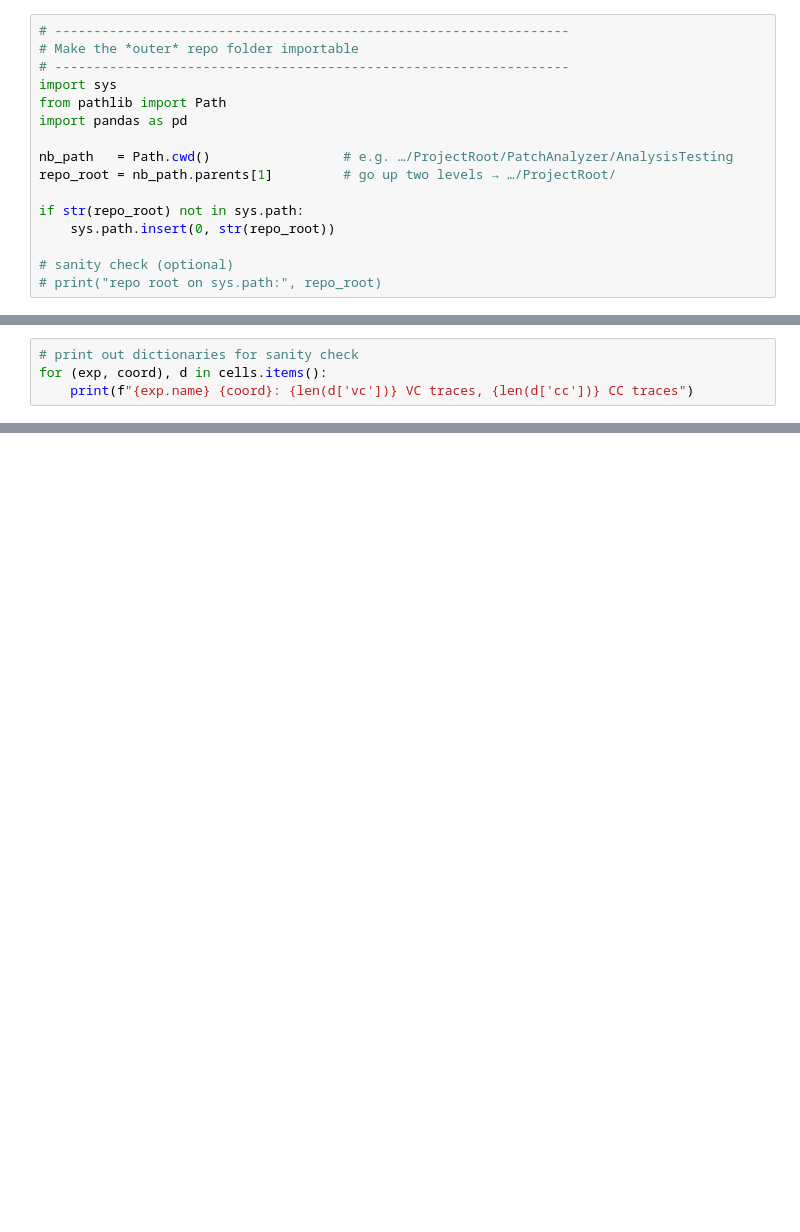
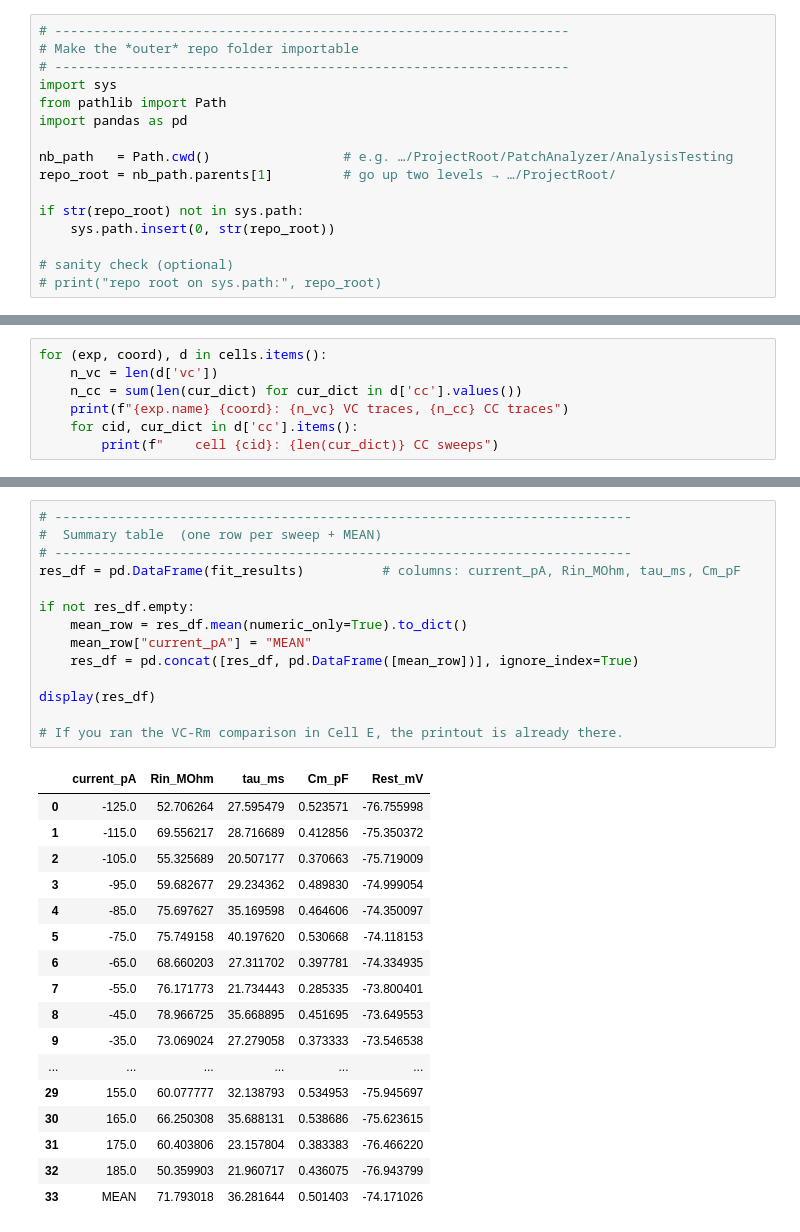
Before and after one commit to bmagondu3/PatchAnalyzer, a Jupyter notebook: PatchAnalyzer/AnalysisTesting/SanityChecker.ipynb, the cells around one changed output, grey strips where cells are left out. Saved outputs shown, nothing was run; the diff lists cells and outputs as text; blank space fills up the shorter version.

```diff
--- a/PatchAnalyzer/AnalysisTesting/SanityChecker.ipynb
+++ b/PatchAnalyzer/AnalysisTesting/SanityChecker.ipynb
@@ -104,5 +109,8 @@ Found 1 unique physical cells
 # %%
-# print out dictionaries for sanity check
 for (exp, coord), d in cells.items():
-    print(f"{exp.name} {coord}: {len(d['vc'])} VC traces, {len(d['cc'])} CC traces")
+    n_vc = len(d['vc'])
+    n_cc = sum(len(cur_dict) for cur_dict in d['cc'].values())
+    print(f"{exp.name} {coord}: {n_vc} VC traces, {n_cc} CC traces")
+    for cid, cur_dict in d['cc'].items():
+        print(f"    cell {cid}: {len(cur_dict)} CC sweeps")
 # %% [output]
@@ -110,2 +312,34 @@ for (exp, coord), d in cells.items():
+# %%
+# --------------------------------------------------------------------------
+#  Summary table  (one row per sweep + MEAN)
+# --------------------------------------------------------------------------
+res_df = pd.DataFrame(fit_results)          # columns: current_pA, Rin_MOhm, tau_ms, Cm_pF
+
+if not res_df.empty:
+    mean_row = res_df.mean(numeric_only=True).to_dict()
+    mean_row["current_pA"] = "MEAN"
+    res_df = pd.concat([res_df, pd.DataFrame([mean_row])], ignore_index=True)
+
+display(res_df)
+
+# If you ran the VC‑Rm comparison in Cell E, the printout is already there.
+# %% [output]
+|  | current_pA | Rin_MOhm | tau_ms | Cm_pF | Rest_mV |
+| 0 | -125.0 | 52.706264 | 27.595479 | 0.523571 | -76.755998 |
+| 1 | -115.0 | 69.556217 | 28.716689 | 0.412856 | -75.350372 |
+| 2 | -105.0 | 55.325689 | 20.507177 | 0.370663 | -75.719009 |
+| 3 | -95.0 | 59.682677 | 29.234362 | 0.489830 | -74.999054 |
+| 4 | -85.0 | 75.697627 | 35.169598 | 0.464606 | -74.350097 |
+| 5 | -75.0 | 75.749158 | 40.197620 | 0.530668 | -74.118153 |
+| 6 | -65.0 | 68.660203 | 27.311702 | 0.397781 | -74.334935 |
+| 7 | -55.0 | 76.171773 | 21.734443 | 0.285335 | -73.800401 |
+| 8 | -45.0 | 78.966725 | 35.668895 | 0.451695 | -73.649553 |
+| 9 | -35.0 | 73.069024 | 27.279058 | 0.373333 | -73.546538 |
+| ... | ... | ... | ... | ... | ... |
+| 29 | 155.0 | 60.077777 | 32.138793 | 0.534953 | -75.945697 |
+| 30 | 165.0 | 66.250308 | 35.688131 | 0.538686 | -75.623615 |
+| 31 | 175.0 | 60.403806 | 23.157804 | 0.383383 | -76.466220 |
+| 32 | 185.0 | 50.359903 | 21.960717 | 0.436075 | -76.943799 |
+| 33 | MEAN | 71.793018 | 36.281644 | 0.501403 | -74.171026 |
 # %%
 rows = []
```
Also changed, not shown: parts of 12 cells of this notebook, 1 other file.
